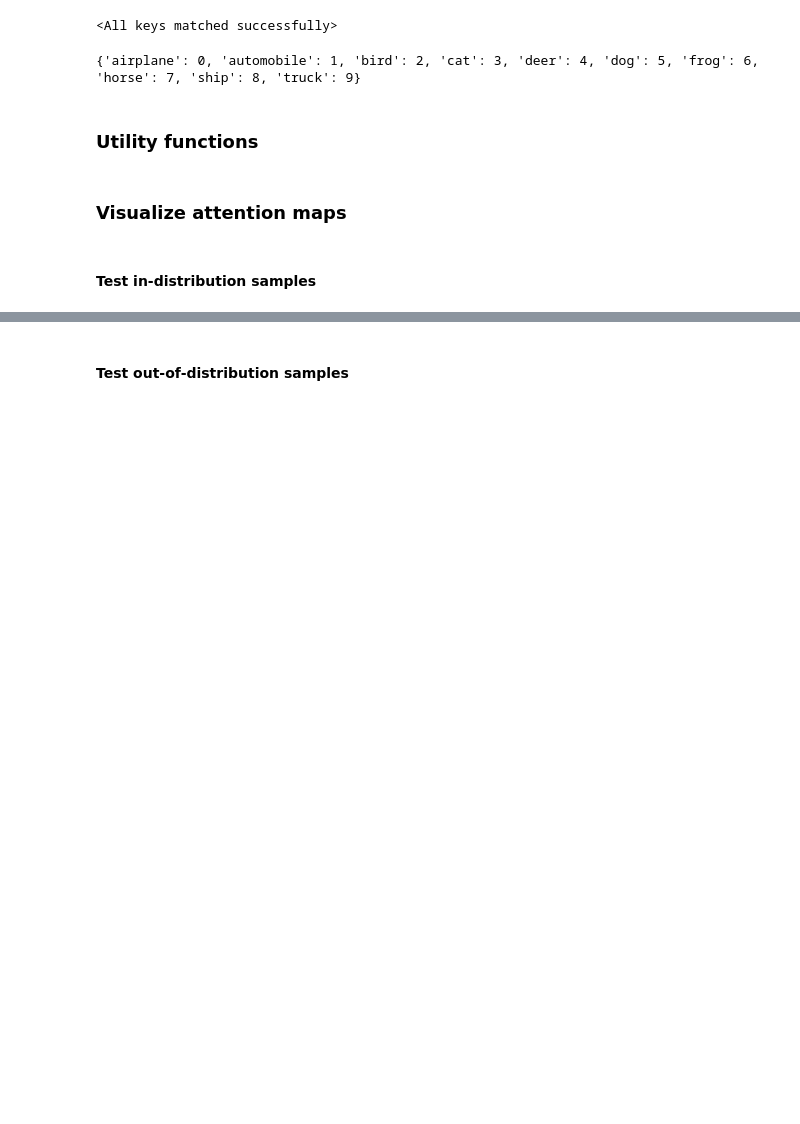
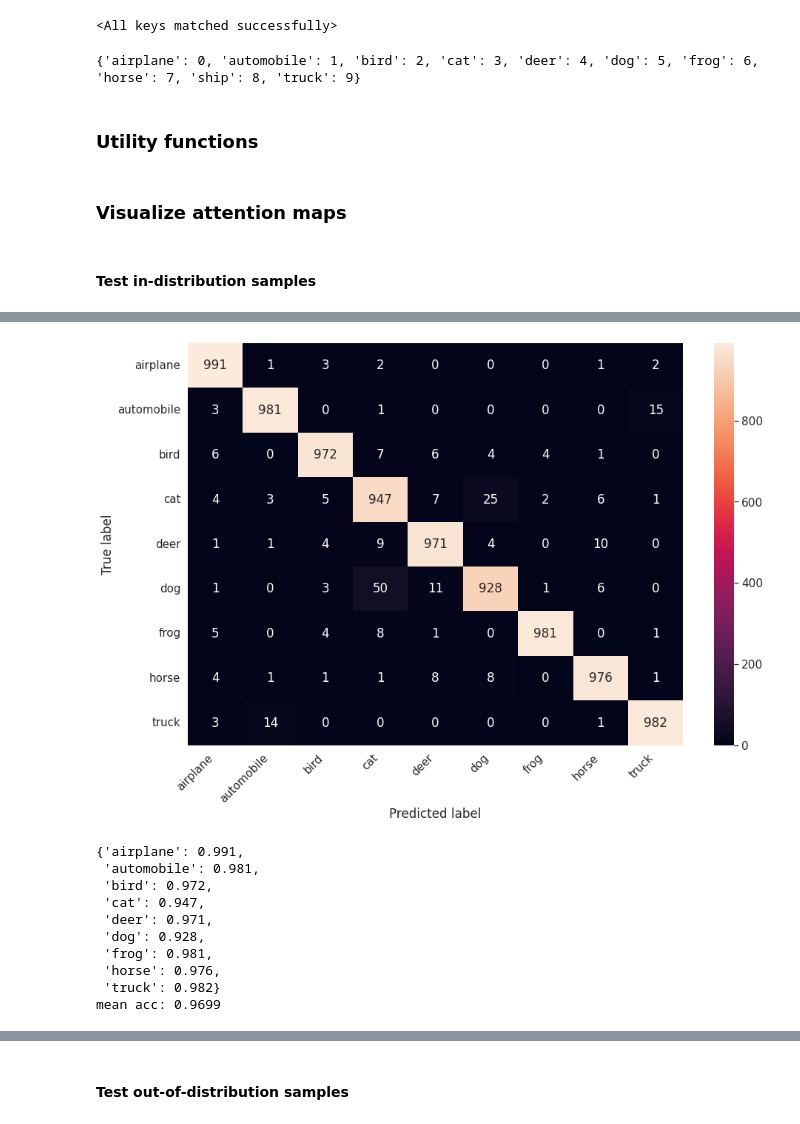
Before and after one commit to Simcs/OOD-with-ViT, a Jupyter notebook: visualize_vit_ood_cifar10.ipynb, the cells around one changed output, grey strips where cells are left out. Cells and saved outputs as stored; diff of their text form; code cells hidden in the pictures; blank space fills up the shorter version.

```diff
--- a/visualize_vit_ood_cifar10.ipynb
+++ b/visualize_vit_ood_cifar10.ipynb
@@ -124,8 +128,7 @@ testloader = DataLoader(
     num_workers=8,
 )
 
-class_indices = list(range(10))
-idx_to_class = dict((v, k) for k, v in dataset.class_to_idx.items())
+class_indices = list(range(len(dataset.classes)))
 ood_class_indices = [i for i in class_indices if i not in in_distribution_class_indices]
 in_class_indices = [i for i in class_indices if i in in_distribution_class_indices]
 print(dataset.class_to_idx)
@@ -221,2 +193,49 @@ mean acc: 0.8623
+# %%
+# calculate in-distribution data statistics
+import plotly.figure_factory as ff
+import seaborn as sn
+
+n_class = len(config.dataset.in_distribution_class_indices)
+confusion_matrix = np.zeros((n_class, n_class))
+accuracy = {}
+model.eval()
+with torch.no_grad():
+    for x, y in tqdm(testloader):
+        x, y = x.to(device), y.to(device)
+        logits = compute_logits(config, model, x)
+        _, preds = logits.max(1)
+        for label, pred in zip(y.view(-1), preds.view(-1)):
+            label, pred = int(label.item()), int(pred.item())
+            confusion_matrix[label, pred] += 1
+
+in_dist_classes = [dataset.classes[i] for i in in_class_indices]
+df_cm = pd.DataFrame(confusion_matrix, in_dist_classes, in_dist_classes)
+plt.figure(figsize=(15, 10))
+heatmap = sn.heatmap(df_cm, annot=True, fmt='g')
+heatmap.yaxis.set_ticklabels(heatmap.yaxis.get_ticklabels(), rotation=0, ha='right', fontsize=15)
+heatmap.xaxis.set_ticklabels(heatmap.xaxis.get_ticklabels(), rotation=45, ha='right', fontsize=15)
+plt.ylabel('True label')
+plt.xlabel('Predicted label')
+plt.show()
+plt.close()
+
+accuracy = confusion_matrix.diagonal() / confusion_matrix.sum(axis=1)
+mean_acc = accuracy.mean()
+accuracy = {dataset.classes[idx]: accuracy[i] for i, idx in enumerate(in_class_indices)}
+
+pprint(accuracy)
+print(f'mean acc: {mean_acc:.4f}')
+# %% [output]
+[figure, added]
+{'airplane': 0.991,
+ 'automobile': 0.981,
+ 'bird': 0.972,
+ 'cat': 0.947,
+ 'deer': 0.971,
+ 'dog': 0.928,
+ 'frog': 0.981,
+ 'horse': 0.976,
+ 'truck': 0.982}
+mean acc: 0.9699
 # %%
 # visualize in-distribution class attention maps.
```
Also changed, not shown: parts of 8 cells of this notebook, 1 other file.
